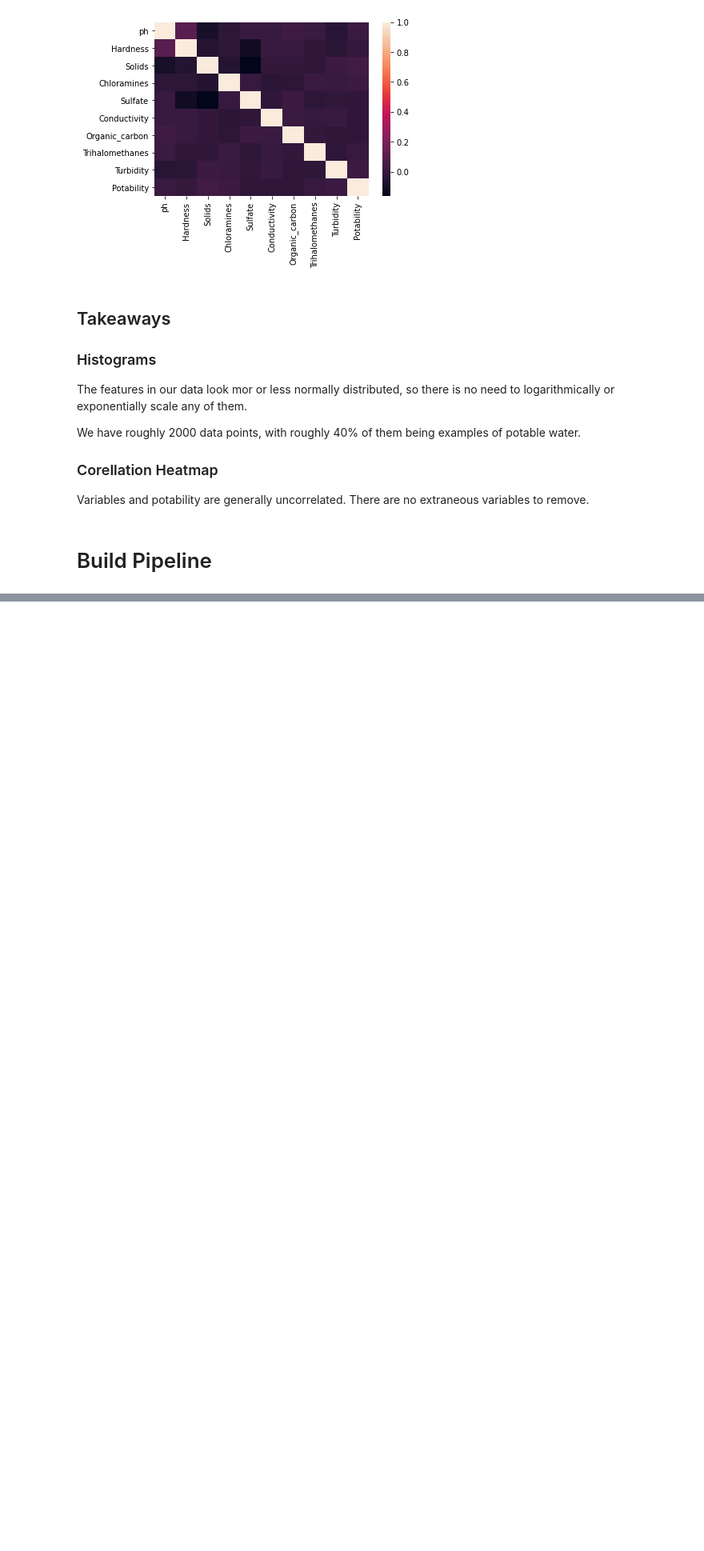
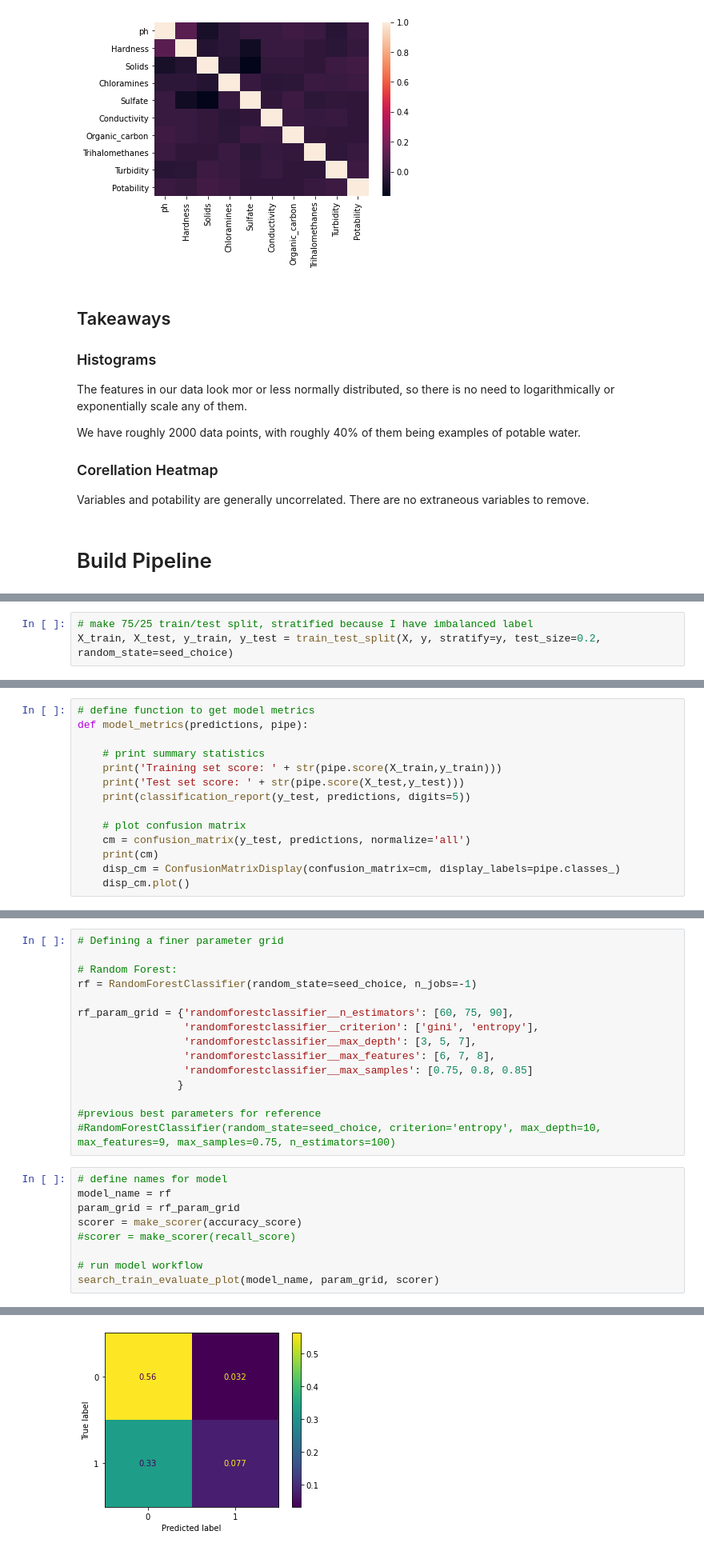
Before and after one commit to lachlanpotter/Water-Potability, a Jupyter notebook: Water Potability.ipynb, the cells around one changed output, grey strips where cells are left out. Shown at 80% size. Saved outputs shown, nothing was run; the diff lists cells and outputs as text; blank space fills up the shorter version.

```diff
--- a/Water Potability.ipynb
+++ b/Water Potability.ipynb
@@ -146,3 +139,6 @@ X = waternonan[feature_list].values
 
 # define label column
 y = waternonan['Potability'].values
+# %%
+# make 75/25 train/test split, stratified because I have imbalanced label
+X_train, X_test, y_train, y_test = train_test_split(X, y, stratify=y, test_size=0.2, random_state=seed_choice)
@@ -148,0 +179,14 @@ y = waternonan['Potability'].values
+# %%
+# define function to get model metrics
+def model_metrics(predictions, pipe):
+
+    # print summary statistics
+    print('Training set score: ' + str(pipe.score(X_train,y_train)))
+    print('Test set score: ' + str(pipe.score(X_test,y_test)))
+    print(classification_report(y_test, predictions, digits=5))
+
+    # plot confusion matrix
+    cm = confusion_matrix(y_test, predictions, normalize='all')
+    print(cm)
+    disp_cm = ConfusionMatrixDisplay(confusion_matrix=cm, display_labels=pipe.classes_)
+    disp_cm.plot()
@@ -148,0 +537,25 @@ y = waternonan['Potability'].values
+# %%
+# Defining a finer parameter grid
+
+# Random Forest:
+rf = RandomForestClassifier(random_state=seed_choice, n_jobs=-1)
+
+rf_param_grid = {'randomforestclassifier__n_estimators': [60, 75, 90],
+                 'randomforestclassifier__criterion': ['gini', 'entropy'],
+                 'randomforestclassifier__max_depth': [3, 5, 7],
+                 'randomforestclassifier__max_features': [6, 7, 8],
+                 'randomforestclassifier__max_samples': [0.75, 0.8, 0.85]
+                }
+
+#previous best parameters for reference
+#RandomForestClassifier(random_state=seed_choice, criterion='entropy', max_depth=10, max_features=9, max_samples=0.75, n_estimators=100)
+# %%
+# define names for model
+model_name = rf
+param_grid = rf_param_grid
+scorer = make_scorer(accuracy_score)
+#scorer = make_scorer(recall_score)
+
+# run model workflow
+search_train_evaluate_plot(model_name, param_grid, scorer)
+# %% [output]
@@ -148,0 +577 @@ y = waternonan['Potability'].values
+[figure, added]
```
Also changed, not shown: parts of 23 cells of this notebook, 4 other files.
